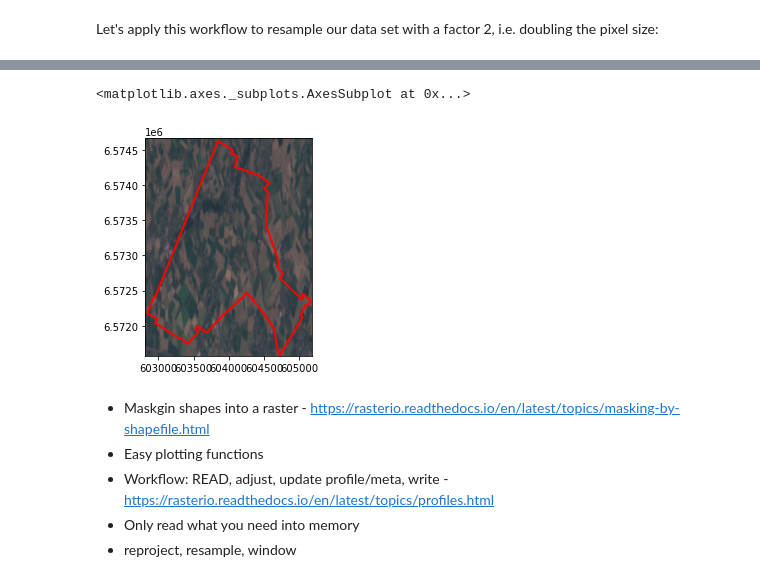
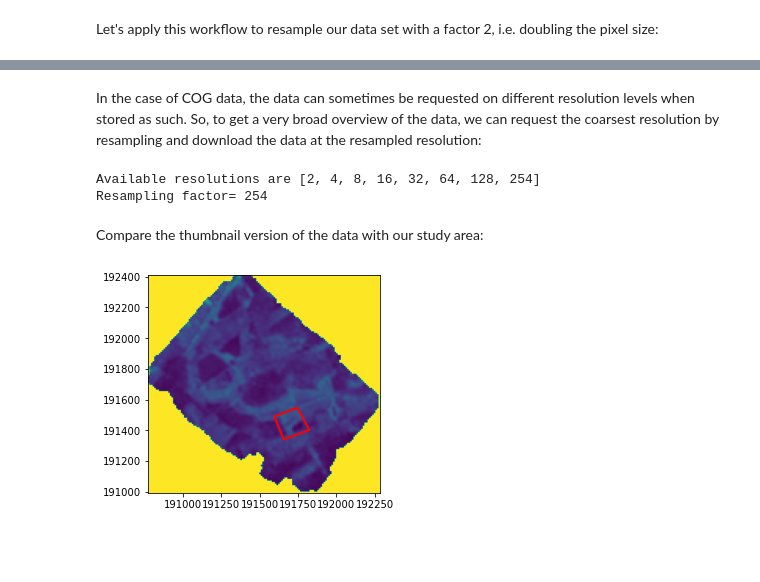
Before and after one commit to jorisvandenbossche/DS-python-geospatial, a Jupyter notebook: _solved/12-rasterio.ipynb, the cells around one changed output, grey strips where cells are left out. Drawn from its saved outputs; the diff is of its cells as text; code cells hidden in the pictures; blank space fills up the shorter version.

```diff
--- a/_solved/12-rasterio.ipynb
+++ b/_solved/12-rasterio.ipynb
@@ -300,0 +415,2 @@ ax.axis('off');
+# %%
+averbode_cog_rgb = 'http://s3-eu-west-1.amazonaws.com/lw-remote-sensing/cogeo/20160401_ABH_1_Ortho.tif'
@@ -300,0 +419,5 @@ ax.axis('off');
+# %%
+with rasterio.open(averbode_cog_rgb) as averbode:
+    print(averbode.count, averbode.width, averbode.height)
+    print(averbode.meta)
+    averbode_extent = plotting_extent(averbode)
@@ -300,0 +438,5 @@ ax.axis('off');
+# %%
+averbode_study_area = gpd.read_file("./data/averbode/study_area.geojson")
+ax = averbode_study_area.plot();
+ax.set_xlim(left, right);
+ax.set_ylim(bottom, top);
@@ -301,8 +445,20 @@ ax.axis('off');
+# %% [markdown]
+In the case of COG data, the data can sometimes be requested on different resolution levels when stored as such. So, to get a very broad overview of the data, we can request the coarsest resolution by resampling and download the data at the resampled resolution:
+# %%
+with rasterio.open(averbode_cog_rgb) as src:
+    print(f"Available resolutions are {src.overviews(1)}")
+    oview = src.overviews(1)[-1] # list of overviews, selecting the latest (most coarse)
+    print(f"Resampling factor= {oview}")
+    # Download a resampled version of the data (http://rasterio.readthedocs.io/en/latest/topics/resampling.html), aka thumbnail
+    thumbnail = src.read(1, out_shape=(1, int(src.height // oview), int(src.width // oview)))
+# %% [output]
+Available resolutions are [2, 4, 8, 16, 32, 64, 128, 254]
+Resampling factor= 254
+# %% [markdown]
+Compare the thumbnail version of the data with our study area:
 # %%
 fig, ax = plt.subplots()
-ax.imshow(reshape_as_image(out_image),
-          extent=clipped_ext);
-herstappe_vect.to_crs(epsg=3857).plot(color='None', edgecolor='red', linewidth=2, ax=ax)
+ax.imshow(thumbnail, extent=averbode_extent);
+averbode_study_area.plot(ax=ax, color='None', edgecolor='red', linewidth=2);
 # %% [output]
-<matplotlib.axes._subplots.AxesSubplot at 0x...>
-[figure, old version]
+[figure, new version]
@@ -317,6 +464,0 @@ When
-# %% [markdown]
-- Maskgin shapes into a raster - https://rasterio.readthedocs.io/en/latest/topics/masking-by-shapefile.html
-- Easy plotting functions
-- Workflow: READ, adjust, update profile/meta, write - https://rasterio.readthedocs.io/en/latest/topics/profiles.html
-- Only read what you need into memory
-- reproject, resample, window
```
Also changed, not shown: parts of 30 cells of this notebook.
